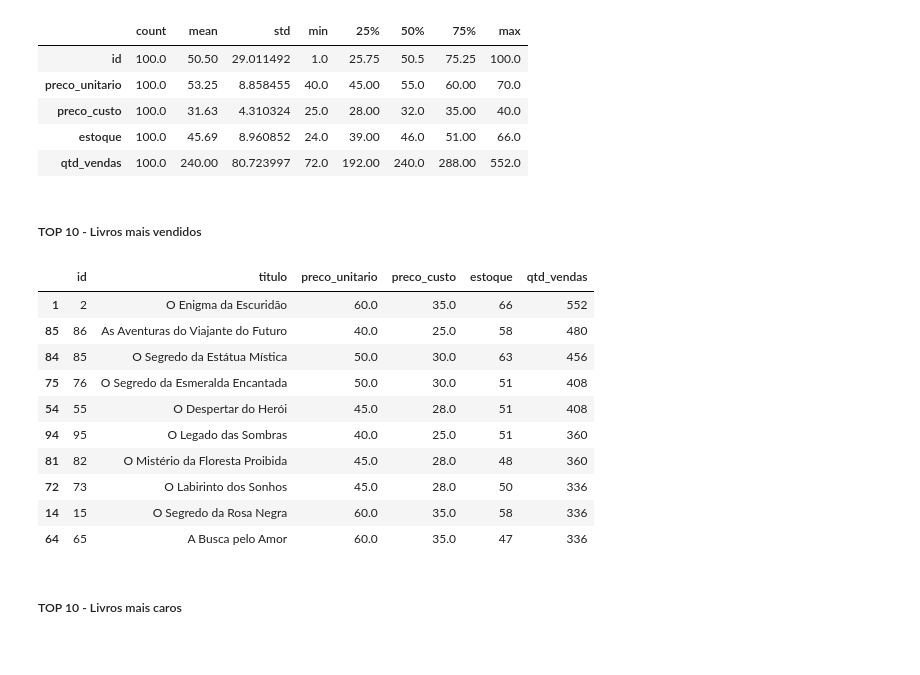
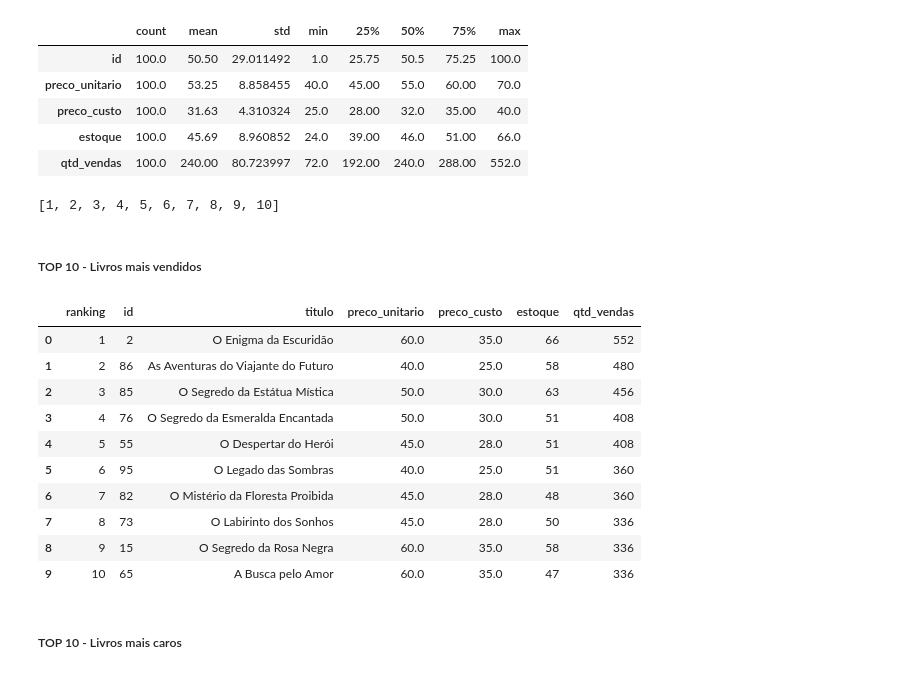
Before and after one commit to willyferreira/power_bi_contextos_iteracao, a Jupyter notebook: power_bi_contextos_iteracao.ipynb, the cells around one changed output. Saved outputs shown, nothing was run; the diff lists cells and outputs as text; code cells hidden in the pictures.

Commit message:
tables

```diff
--- a/power_bi_contextos_iteracao.ipynb
+++ b/power_bi_contextos_iteracao.ipynb
@@ -229,19 +230,37 @@ df_livros.describe().T
 | preco_custo | 100.0 | 31.63 | 4.310324 | 25.0 | 28.00 | 32.0 | 35.00 | 40.0 |
 | estoque | 100.0 | 45.69 | 8.960852 | 24.0 | 39.00 | 46.0 | 51.00 | 66.0 |
 | qtd_vendas | 100.0 | 240.00 | 80.723997 | 72.0 | 192.00 | 240.0 | 288.00 | 552.0 |
+# %%
+
+rank = list(range(1, 11))
+#rank = pd.Series(rank)
+rank
+# %% [output]
+[1, 2, 3, 4, 5, 6, 7, 8, 9, 10]
 # %% [markdown]
 ##### TOP 10 - Livros mais vendidos
-# %%
-df_livros.sort_values(by = 'qtd_vendas', ascending = False).head(10)
-# %% [output]
-|  | id | titulo | preco_unitario | preco_custo | estoque | qtd_vendas |
-| 1 | 2 | O Enigma da Escuridão | 60.0 | 35.0 | 66 | 552 |
-| 85 | 86 | As Aventuras do Viajante do Futuro | 40.0 | 25.0 | 58 | 480 |
-| 84 | 85 | O Segredo da Estátua Mística | 50.0 | 30.0 | 63 | 456 |
-| 75 | 76 | O Segredo da Esmeralda Encantada | 50.0 | 30.0 | 51 | 408 |
-| 54 | 55 | O Despertar do Herói | 45.0 | 28.0 | 51 | 408 |
-| 94 | 95 | O Legado das Sombras | 40.0 | 25.0 | 51 | 360 |
-| 81 | 82 | O Mistério da Floresta Proibida | 45.0 | 28.0 | 48 | 360 |
-| 72 | 73 | O Labirinto dos Sonhos | 45.0 | 28.0 | 50 | 336 |
-| 14 | 15 | O Segredo da Rosa Negra | 60.0 | 35.0 | 58 | 336 |
-| 64 | 65 | A Busca pelo Amor | 60.0 | 35.0 | 47 | 336 |
+# %%
+#Cria a visualização dos top 10
+df_livros.sort_values(by = 'qtd_vendas', ascending = False).head(10)
+#Cria o dataframe com a visualização
+df_top10vendas = df_livros.sort_values(by = 'qtd_vendas', ascending = False).head(10)
+#Seta o índice para o range iniciado em 1 e finalizado pelo total do range + 1
+df_top10vendas.index = range(1, len(df_top10vendas) + 1)
+#Reseta o índice e cria coluna com rank
+df_top10vendas.reset_index(inplace = True)
+#Renomeia a coluna pra ranking
+df_top10vendas.rename(columns = {'index' : 'ranking'}, inplace = True)
+#Mostra o dataframe
+df_top10vendas
+# %% [output]
+|  | ranking | id | titulo | preco_unitario | preco_custo | estoque | qtd_vendas |
+| 0 | 1 | 2 | O Enigma da Escuridão | 60.0 | 35.0 | 66 | 552 |
+| 1 | 2 | 86 | As Aventuras do Viajante do Futuro | 40.0 | 25.0 | 58 | 480 |
+| 2 | 3 | 85 | O Segredo da Estátua Mística | 50.0 | 30.0 | 63 | 456 |
+| 3 | 4 | 76 | O Segredo da Esmeralda Encantada | 50.0 | 30.0 | 51 | 408 |
+| 4 | 5 | 55 | O Despertar do Herói | 45.0 | 28.0 | 51 | 408 |
+| 5 | 6 | 95 | O Legado das Sombras | 40.0 | 25.0 | 51 | 360 |
+| 6 | 7 | 82 | O Mistério da Floresta Proibida | 45.0 | 28.0 | 48 | 360 |
+| 7 | 8 | 73 | O Labirinto dos Sonhos | 45.0 | 28.0 | 50 | 336 |
+| 8 | 9 | 15 | O Segredo da Rosa Negra | 60.0 | 35.0 | 58 | 336 |
+| 9 | 10 | 65 | A Busca pelo Amor | 60.0 | 35.0 | 47 | 336 |
```
Also changed, not shown: parts of 4 cells of this notebook, 2 other files.
